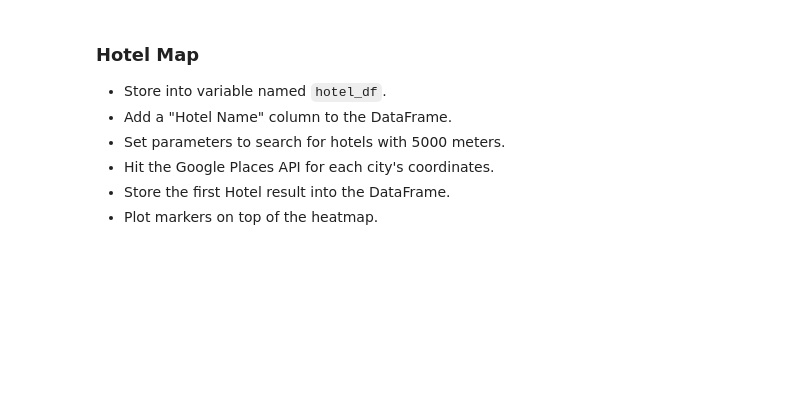
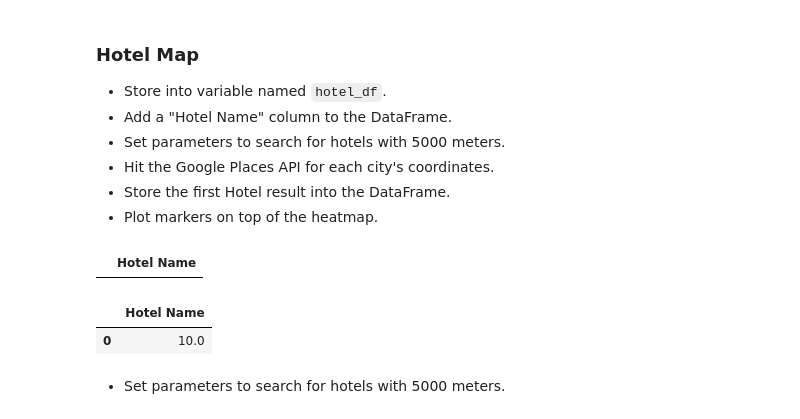
Before and after one commit to jMacProd/python-api-challenge3, a Jupyter notebook: VacationPy/VacationPy.ipynb, the cells around one changed output. Saved outputs shown, nothing was run; the diff lists cells and outputs as text; code cells hidden in the pictures; blank space fills up the shorter version.

```diff
--- a/VacationPy/VacationPy.ipynb
+++ b/VacationPy/VacationPy.ipynb
@@ -150,3 +151,19 @@ holiday
 * Hit the Google Places API for each city's coordinates.
 * Store the first Hotel result into the DataFrame.
 * Plot markers on top of the heatmap.
+# %%
+column_names = ["Hotel Name"]
+
+hotel_df = pd.DataFrame(columns = column_names)
+hotel_df
+# %% [output]
+|  | Hotel Name |
+# %%
+#Test adding values to dataframe
+hotel_df.loc[0] = 10.    #['name' + str(i)] + list(randint(10, size=2))
+hotel_df
+# %% [output]
+|  | Hotel Name |
+| 0 | 10.0 |
+# %% [markdown]
+* Set parameters to search for hotels with 5000 meters.
```
Also changed, not shown: parts of 11 cells of this notebook.
